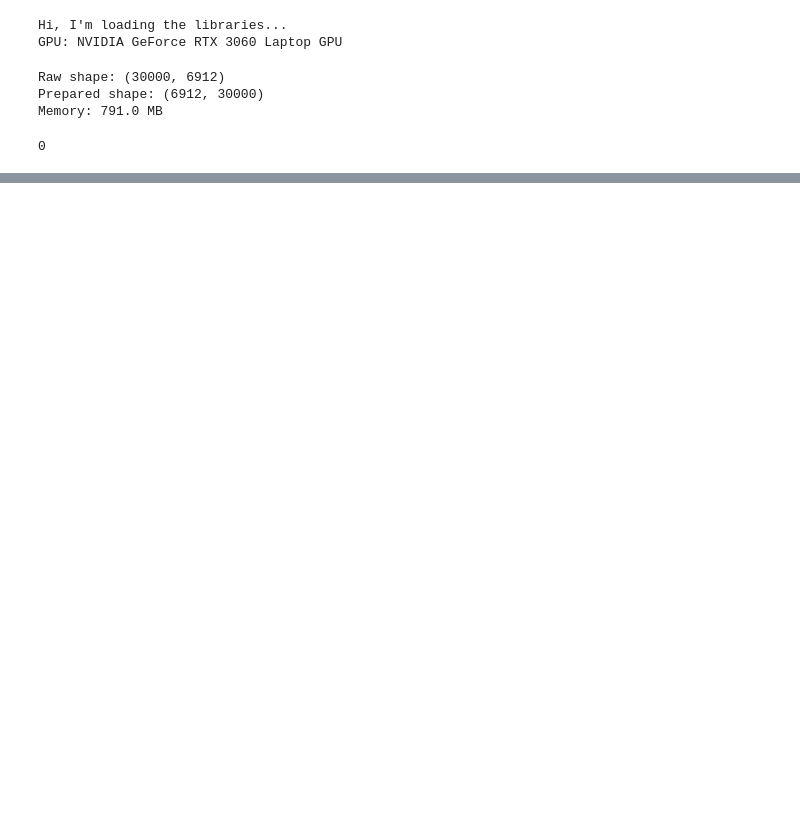
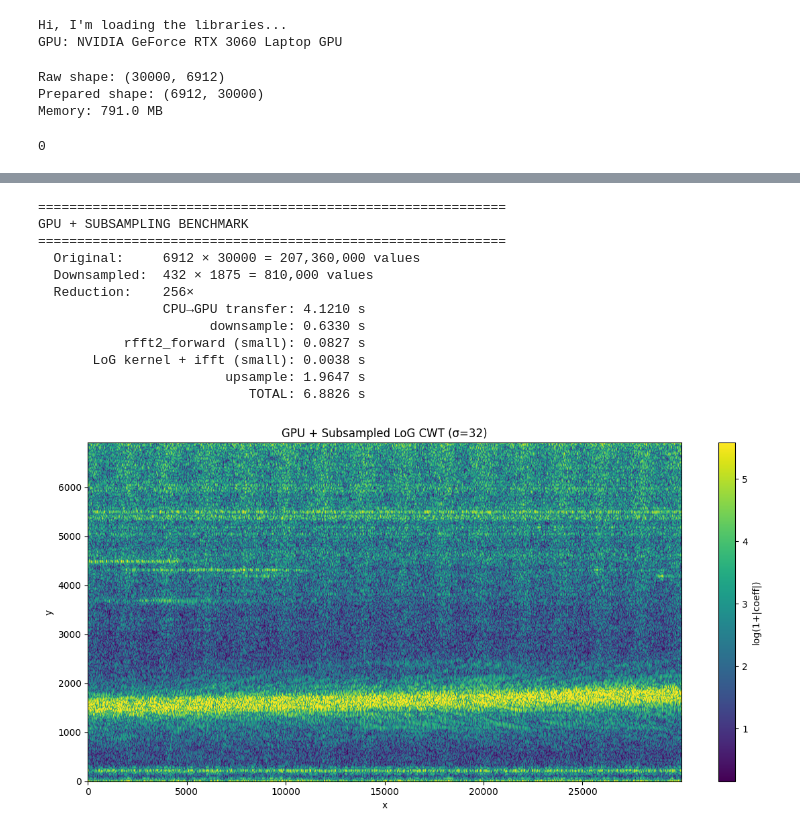
Before and after one commit to ahmaide/CWT-Optimized, a Jupyter notebook: test-cupy.ipynb, the cells around one changed output, grey strips where cells are left out. Cells and saved outputs as stored; diff of their text form; code cells hidden in the pictures; blank space fills up the shorter version.

```diff
--- a/test-cupy.ipynb
+++ b/test-cupy.ipynb
@@ -188,0 +274,29 @@ CPU BENCHMARK
+# %%
+scales = [32]
+
+# --- GPU + Subsampling ---
+print("=" * 60)
+print("GPU + SUBSAMPLING BENCHMARK")
+print("=" * 60)
+t1 = time.perf_counter()
+timings, coeff_sub = cwt2_gpu_subsampled(X, scales, keep_last=True)
+t_total = time.perf_counter() - t1
+
+for label, dt in timings:
+    print(f"  {label:>30}: {dt:.4f} s")
+print(f"  {'TOTAL':>30}: {t_total:.4f} s")
+show_cwt_map(coeff_sub, title="GPU + Subsampled LoG CWT (σ=32)")
+# %% [output]
+============================================================
+GPU + SUBSAMPLING BENCHMARK
+============================================================
+  Original:     6912 × 30000 = 207,360,000 values
+  Downsampled:  432 × 1875 = 810,000 values
+  Reduction:    256×
+                CPU→GPU transfer: 4.1210 s
+                      downsample: 0.6330 s
+           rfft2_forward (small): 0.0827 s
+       LoG kernel + ifft (small): 0.0038 s
+                        upsample: 1.9647 s
+                           TOTAL: 6.8826 s
+[figure, added]
```
Also changed, not shown: parts of 3 cells of this notebook, 1 other file.
